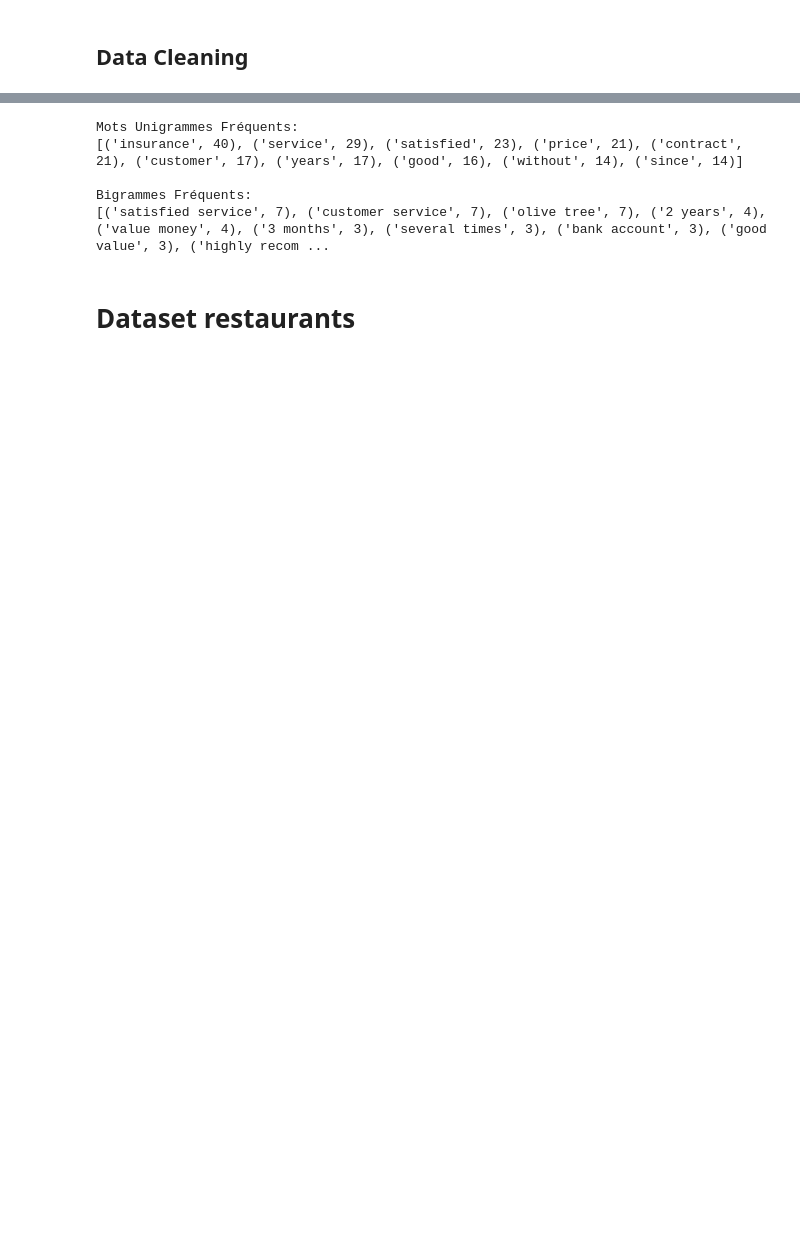
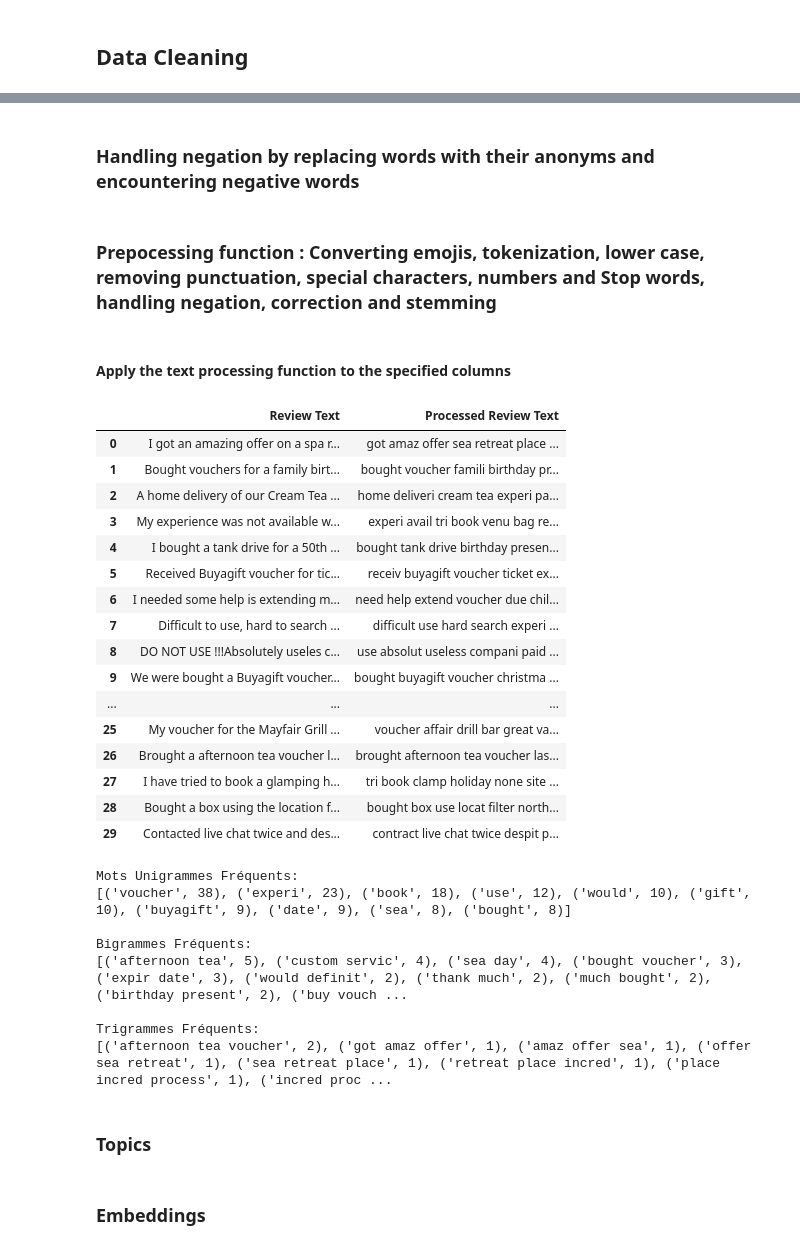
Before and after one commit to Shins0o/nlp-project, a Jupyter notebook: main.ipynb, the cells around one changed output, grey strips where cells are left out. Drawn from its saved outputs; the diff is of its cells as text; code cells hidden in the pictures; blank space fills up the shorter version.

```diff
--- a/main.ipynb
+++ b/main.ipynb
@@ -230,2 +287,4 @@ avis_en                 2
 dtype: int64
+# %%
+df = df.dropna(subset=['Review Text'])
 # %%
@@ -235,4 +303,2 @@ df['avis_en'].isna().sum()
-# %%
-df.dropna(subset = ['avis_en'], inplace= True)
 # %%
-df_sub = df.head(100)
+df_sub = df.head(30)
@@ -239,11 +307,11 @@ df_sub = df.head(100)
 # %%
 from textblob import TextBlob
 
-def correction_orthographique(texte):
+def correction(texte):
     blob = TextBlob(texte)
     return str(blob.correct())
 
+df_correction = df.copy()
 # Appliquer la correction orthographique à la colonne "avis_en"
-df_sub['avis_en_corrige'] = df_sub['avis_en'].apply(correction_orthographique)
-
-df_sub
+df_correction['Review Text'] = df_correction['Review Text'].apply(correction)
+df_correction['Review Title'] = df_correction['Review Title'].apply(correction)
@@ -285,0 +351,2 @@ True
+# %% [markdown]
+### Handling negation by replacing words with their anonyms and encountering negative words
@@ -285,0 +371,2 @@ True
+# %% [markdown]
+### Prepocessing function : Converting emojis, tokenization, lower case, removing punctuation, special characters, numbers and Stop words, handling negation, correction and stemming
@@ -286,17 +410,45 @@ True
+# %% [markdown]
+#### Apply the text processing function to the specified columns
+# %%
+columns_to_process = ['Restaurant Name', 'Review Title', 'Information', 'Review Text', 'Summary']
+
+df_processed =df_sub.copy()
+for column in columns_to_process:
+    df_processed[column] = df_processed[column].astype(str)
+    new_column_name = 'Processed ' + column
+    df_processed[new_column_name] = df_processed[column].copy().apply(process_text)
+
+df_processed
+# %% [output]
+|  | Review Text | Processed Review Text |
+| 0 | I got an amazing offer on a spa r... | got amaz offer sea retreat place ... |
+| 1 | Bought vouchers for a family birt... | bought voucher famili birthday pr... |
+| 2 | A home delivery of our Cream Tea ... | home deliveri cream tea experi pa... |
+| 3 | My experience was not available w... | experi avail tri book venu bag re... |
+| 4 | I bought a tank drive for a 50th ... | bought tank drive birthday presen... |
+| 5 | Received Buyagift voucher for tic... | receiv buyagift voucher ticket ex... |
+| 6 | I needed some help is extending m... | need help extend voucher due chil... |
+| 7 | Difficult to use, hard to search ... | difficult use hard search experi ... |
+| 8 | DO NOT USE !!!Absolutely useles c... | use absolut useless compani paid ... |
+| 9 | We were bought a Buyagift voucher... | bought buyagift voucher christma ... |
+| ... | ... | ... |
+| 25 | My voucher for the Mayfair Grill ... | voucher affair drill bar great va... |
+| 26 | Brought a afternoon tea voucher l... | brought afternoon tea voucher las... |
+| 27 | I have tried to book a glamping h... | tri book clamp holiday none site ... |
+| 28 | Bought a box using the location f... | bought box use locat filter north... |
+| 29 | Contacted live chat twice and des... | contract live chat twice despit p... |
 # %%
 # Fonction pour extraire les n-grammes d'une chaîne de texte sans ponctuation et stop words
 def extraire_ngram(texte, n):
     tokens = word_tokenize(texte)
-    tokens_sans_ponctuation = [mot for mot in tokens if mot.isalnum()]
-    stop_words = set(stopwords.words('english'))
-    tokens_sans_stopwords = [mot for mot in tokens_sans_ponctuation if mot.lower() not in stop_words]
-    n_grams = ngrams(tokens_sans_stopwords, n)
+    n_grams = ngrams(tokens, n)
     return [' '.join(gram) for gram in n_grams]
 
 # Appliquer la fonction d'extraction des n-grammes et calculer la fréquence des mots sans ponctuation et stop words
-avis_corrige = ' '.join(df_sub['avis_en_corrige'])
-unigram_freq = FreqDist([mot for mot in word_tokenize(avis_corrige) if mot.isalnum() and mot.lower() not in stopwords.words('english')])
-bigram_freq = FreqDist(extraire_ngram(avis_corrige, 2))
+reviews = ' '.join(df_processed['Processed Review Text'])
+unigram_freq = FreqDist([mot for mot in word_tokenize(reviews) if mot.isalnum() and mot.lower() not in stopwords.words('english')])
+bigram_freq = FreqDist(extraire_ngram(reviews, 2))
+trigram_freq = FreqDist(extraire_ngram(reviews, 3))
 
 # Afficher les mots unigrammes et bigrammes les plus fréquents
 print("Mots Unigrammes Fréquents:")
@@ -304,11 +456,17 @@ print(unigram_freq.most_common(10))
 
 print("\nBigrammes Fréquents:")
 print(bigram_freq.most_common(10))
+
+print("\nTrigrammes Fréquents:")
+print(trigram_freq.most_common(10))
 # %% [output]
 Mots Unigrammes Fréquents:
-[('insurance', 40), ('service', 29), ('satisfied', 23), ('price', 21), ('contract', 21), ('customer', 17), ('years', 17), ('good', 16), ('without', 14), ('since', 14)]
+[('voucher', 38), ('experi', 23), ('book', 18), ('use', 12), ('would', 10), ('gift', 10), ('buyagift', 9), ('date', 9), ('sea', 8), ('bought', 8)]
 
 Bigrammes Fréquents:
-[('satisfied service', 7), ('customer service', 7), ('olive tree', 7), ('2 years', 4), ('value money', 4), ('3 months', 3), ('several times', 3), ('bank account', 3), ('good value', 3), ('highly recom ...
+[('afternoon tea', 5), ('custom servic', 4), ('sea day', 4), ('bought voucher', 3), ('expir date', 3), ('would definit', 2), ('thank much', 2), ('much bought', 2), ('birthday present', 2), ('buy vouch ...
+
+Trigrammes Fréquents:
+[('afternoon tea voucher', 2), ('got amaz offer', 1), ('amaz offer sea', 1), ('offer sea retreat', 1), ('sea retreat place', 1), ('retreat place incred', 1), ('place incred process', 1), ('incred proc ...
-# %% [markdown]
-# Dataset restaurants
+# %% [markdown]
+### Topics
@@ -314,0 +497,2 @@ Bigrammes Fréquents:
+# %% [markdown]
+### Embeddings
```
Also changed, not shown: parts of 22 cells of this notebook.
